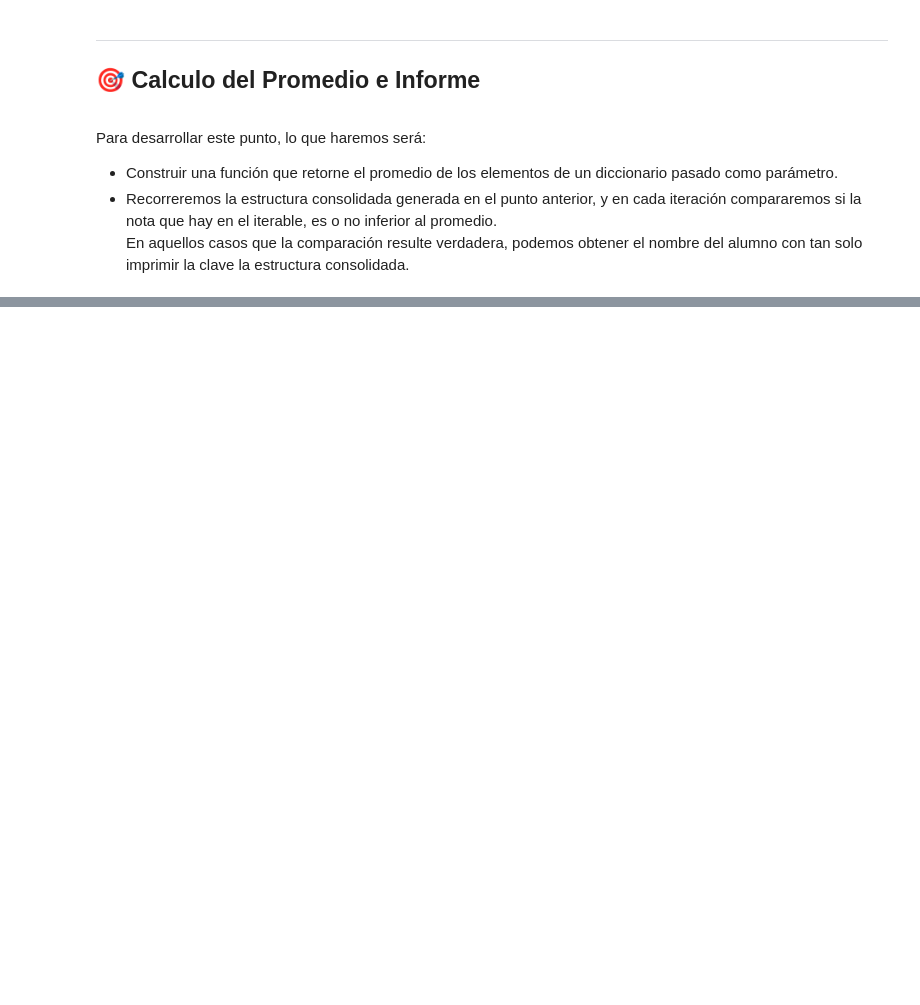
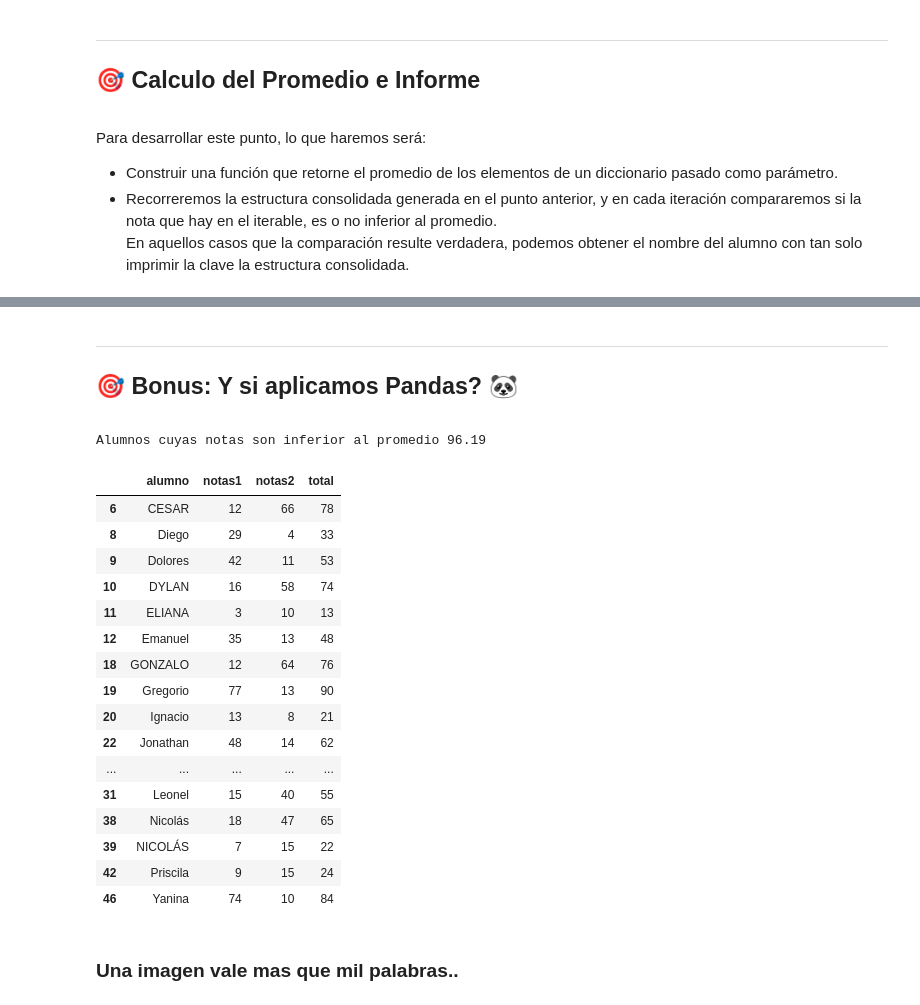
Before and after one commit to juansirai/SeminarioPython, a Jupyter notebook: Practica 2/Segunda Entrega/Ejercicio 10/ejercicio10.ipynb, the cells around one changed output, grey strips where cells are left out. Cells and saved outputs as stored; diff of their text form; code cells hidden in the pictures; blank space fills up the shorter version.

Commit message:
pandas

```diff
--- a/Practica 2/Segunda Entrega/Ejercicio 10/ejercicio10.ipynb
+++ b/Practica 2/Segunda Entrega/Ejercicio 10/ejercicio10.ipynb
@@ -206,0 +210,3 @@ Los siguientes alumnos obtuvieron notas inferiores al promedio de 93.25:
+# %% [markdown]
+---------------------------------------------------------------------------------------------------------
+<h2>🎯 Bonus: Y si aplicamos Pandas? 🐼</h2><a class="anchor" id="bonus"></a>
@@ -206,0 +215,45 @@ Los siguientes alumnos obtuvieron notas inferiores al promedio de 93.25:
+# %%
+df_notas1 = pd.read_csv('data/eval1.txt',engine='python',delimiter='\n' ,names=['notas1'])
+df_notas2 = pd.read_csv('data/eval2.txt',engine='python',delimiter='\n' ,names=['notas2'])
+df_alumnos = pd.read_csv('data/nombres_1.txt',engine='python',delimiter='\n' ,names=['alumno'],encoding="utf-8")
+
+# quitamos la , del final de cada nota y convertimos a numero
+df_notas1['notas1'] =  df_notas1.notas1.apply(lambda x: int(x.replace(",","")))
+df_notas2['notas2'] =  df_notas2.notas2.apply(lambda x: int(x.replace(",","")))
+
+# quitamos la , del final de cada nombre, y las ''
+df_alumnos['alumno'] =  df_alumnos.alumno.apply(lambda x: x.replace(",","").replace("'",""))
+# %%
+# concatenamos en un solo dataframe
+
+df = pd.concat([df_alumnos, df_notas1, df_notas2], axis=1)
+
+# generamos la tercera columna
+df['total'] = df.notas1 + df.notas2
+
+# mostramos los alumnos cuyas notas son inferior al promedio
+
+print(f"Alumnos cuyas notas son inferior al promedio {df.total.mean().round(2)}")
+
+df.loc[df.total<df.total.mean()]
+# %% [output]
+Alumnos cuyas notas son inferior al promedio 96.19
+|  | alumno | notas1 | notas2 | total |
+| 6 | CESAR | 12 | 66 | 78 |
+| 8 | Diego | 29 | 4 | 33 |
+| 9 | Dolores | 42 | 11 | 53 |
+| 10 | DYLAN | 16 | 58 | 74 |
+| 11 | ELIANA | 3 | 10 | 13 |
+| 12 | Emanuel | 35 | 13 | 48 |
+| 18 | GONZALO | 12 | 64 | 76 |
+| 19 | Gregorio | 77 | 13 | 90 |
+| 20 | Ignacio | 13 | 8 | 21 |
+| 22 | Jonathan | 48 | 14 | 62 |
+| ... | ... | ... | ... | ... |
+| 31 | Leonel | 15 | 40 | 55 |
+| 38 | Nicolás | 18 | 47 | 65 |
+| 39 | NICOLÁS | 7 | 15 | 22 |
+| 42 | Priscila | 9 | 15 | 24 |
+| 46 | Yanina | 74 | 10 | 84 |
+# %% [markdown]
+<h3> Una imagen vale mas que mil palabras.. </h3>
```
Also changed, not shown: parts of 9 cells of this notebook.
